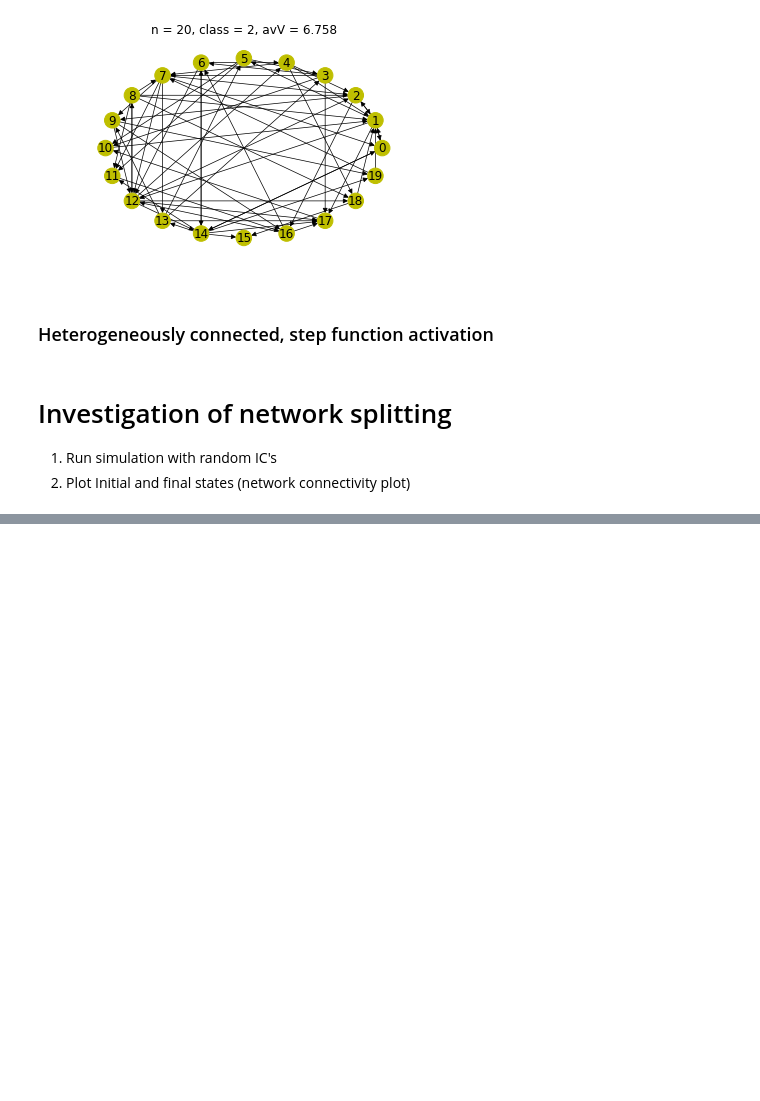
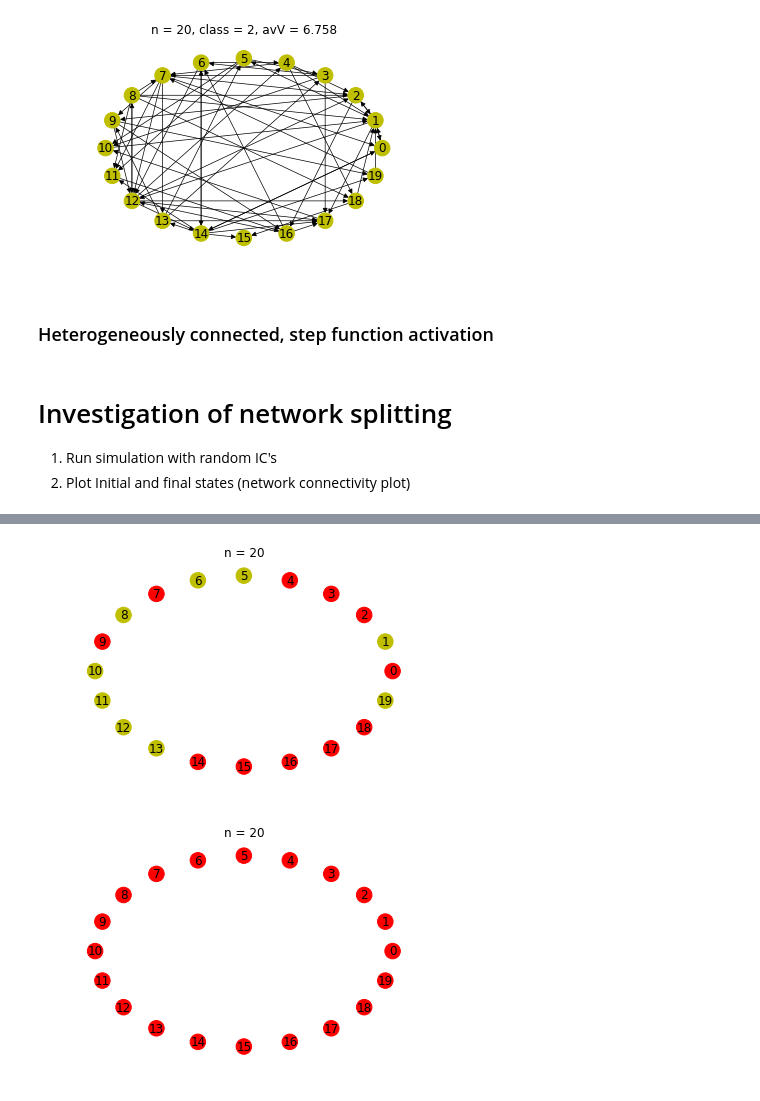
Before and after one commit to mbibireata/Networks, a Jupyter notebook: Rhythmogenesis.ipynb, the cells around one changed output, grey strips where cells are left out. Drawn from its saved outputs; the diff is of its cells as text; code cells hidden in the pictures; blank space fills up the shorter version.

```diff
--- a/Rhythmogenesis.ipynb
+++ b/Rhythmogenesis.ipynb
@@ -1872,0 +2065,10 @@ nx.draw_circular(H, node_size=240, width=0.7, with_labels=True, node_color=Hclis
+# %%
+figure()
+title("n = {}".format(network.n))
+nx.draw_circular(G, node_size=240, width=0.7, with_labels=True, node_color=Gclist)
+figure()
+title("n = {}".format(network.n))
+nx.draw_circular(H, node_size=240, width=0.7, with_labels=True, node_color=Hclist)
+# %% [output]
+[figure, added]
+[figure, added]
```
Also changed, not shown: parts of 14 cells of this notebook.
